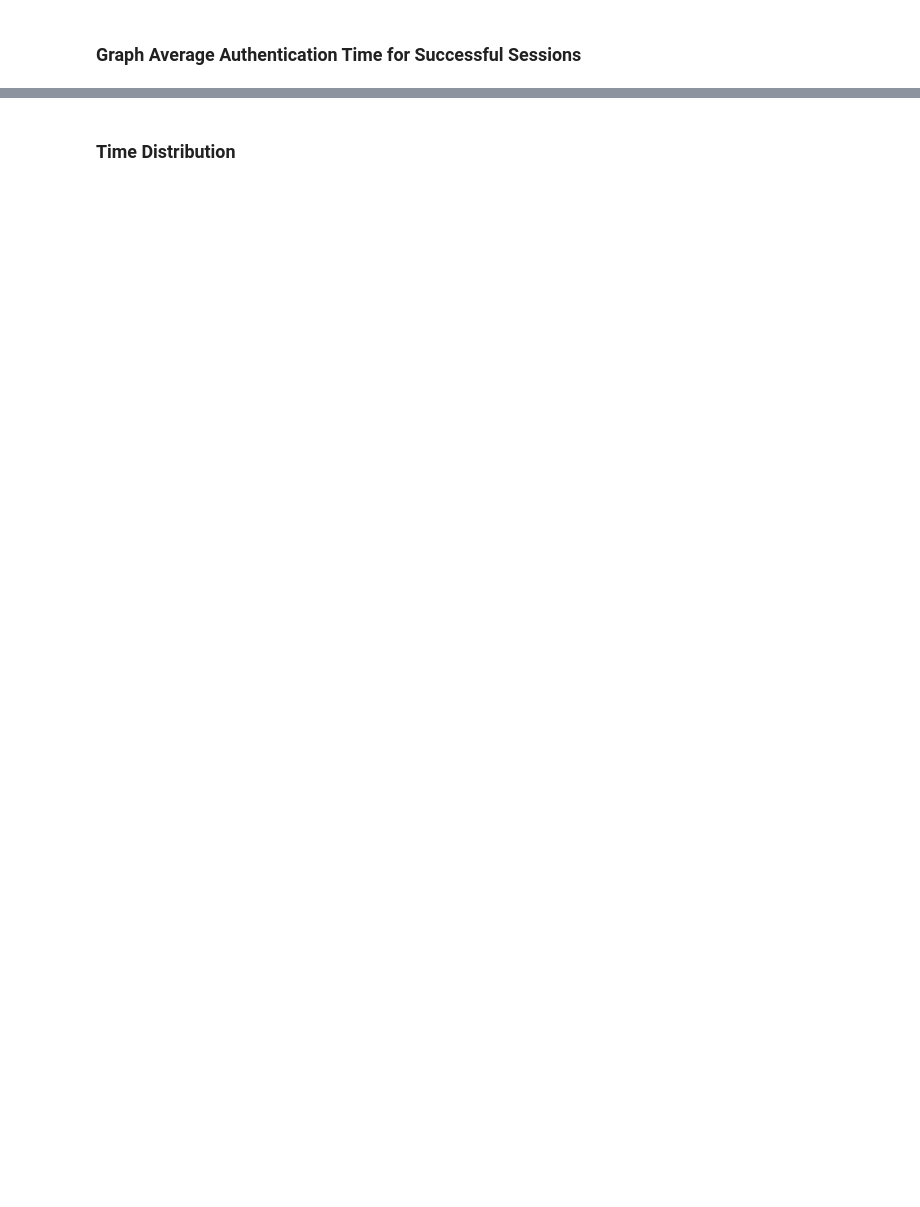
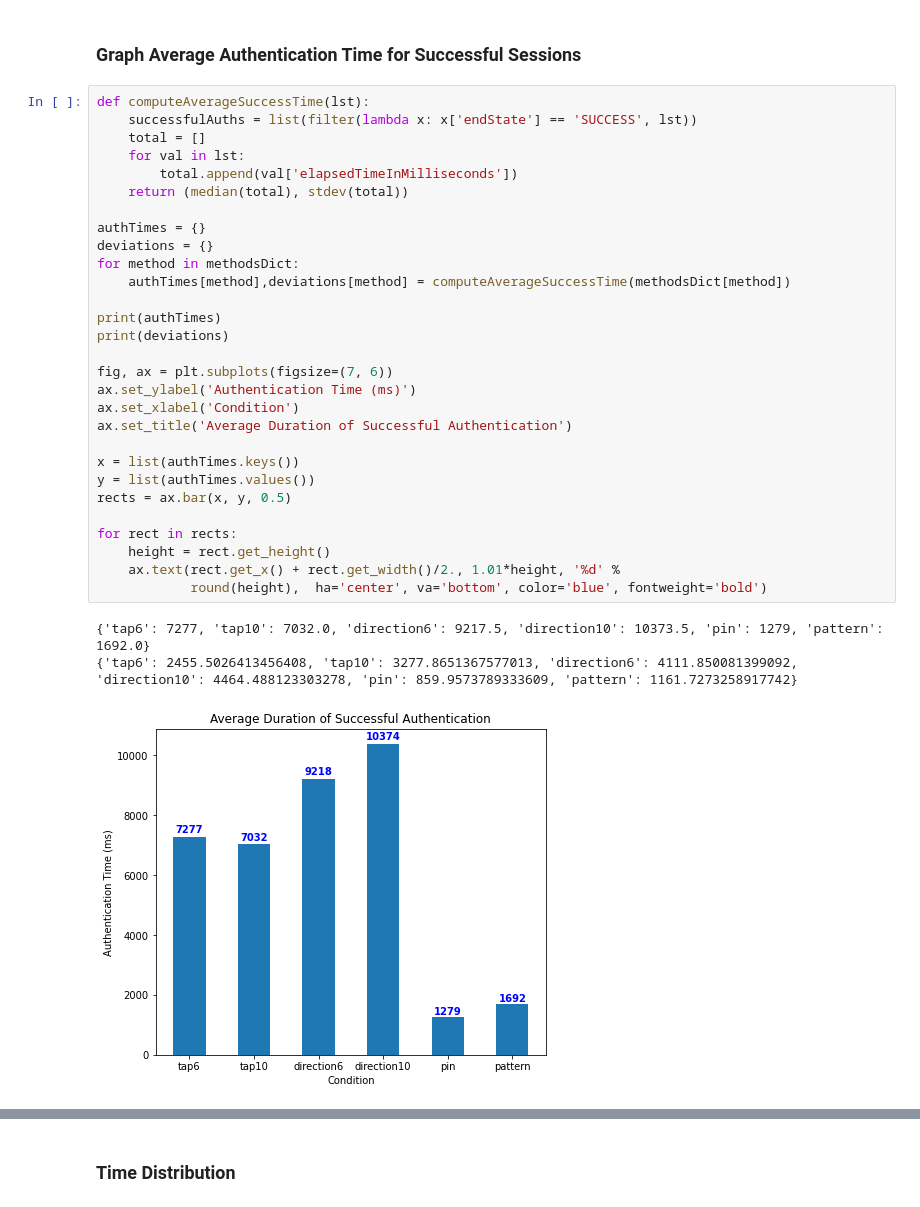
Before and after one commit to MarcElrick/CombinationLock, a Jupyter notebook: analysis.ipynb, the cells around one changed output, grey strips where cells are left out. Drawn from its saved outputs; the diff is of its cells as text; blank space fills up the shorter version.

```diff
--- a/analysis.ipynb
+++ b/analysis.ipynb
@@ -120,3 +161,36 @@ for rect in rects:
 # %% [markdown]
 ### Graph Average Authentication Time for Successful Sessions
+# %%
+def computeAverageSuccessTime(lst):
+    successfulAuths = list(filter(lambda x: x['endState'] == 'SUCCESS', lst))
+    total = []
+    for val in lst:
+        total.append(val['elapsedTimeInMilliseconds'])
+    return (median(total), stdev(total))
+
+authTimes = {}
+deviations = {}
+for method in methodsDict:
+    authTimes[method],deviations[method] = computeAverageSuccessTime(methodsDict[method])
+
+print(authTimes)
+print(deviations)
+
+fig, ax = plt.subplots(figsize=(7, 6))
+ax.set_ylabel('Authentication Time (ms)')
+ax.set_xlabel('Condition')
+ax.set_title('Average Duration of Successful Authentication')
+
+x = list(authTimes.keys())
+y = list(authTimes.values())
+rects = ax.bar(x, y, 0.5)
+
+for rect in rects:
+    height = rect.get_height()
+    ax.text(rect.get_x() + rect.get_width()/2., 1.01*height, '%d' %
+            round(height),  ha='center', va='bottom', color='blue', fontweight='bold')
+# %% [output]
+{'tap6': 7277, 'tap10': 7032.0, 'direction6': 9217.5, 'direction10': 10373.5, 'pin': 1279, 'pattern': 1692.0}
+{'tap6': 2455.5026413456408, 'tap10': 3277.8651367577013, 'direction6': 4111.850081399092, 'direction10': 4464.488123303278, 'pin': 859.9573789333609, 'pattern': 1161.7273258917742}
+[figure, added]
 # %%
```
Also changed, not shown: parts of 11 cells of this notebook, 1 other file.
